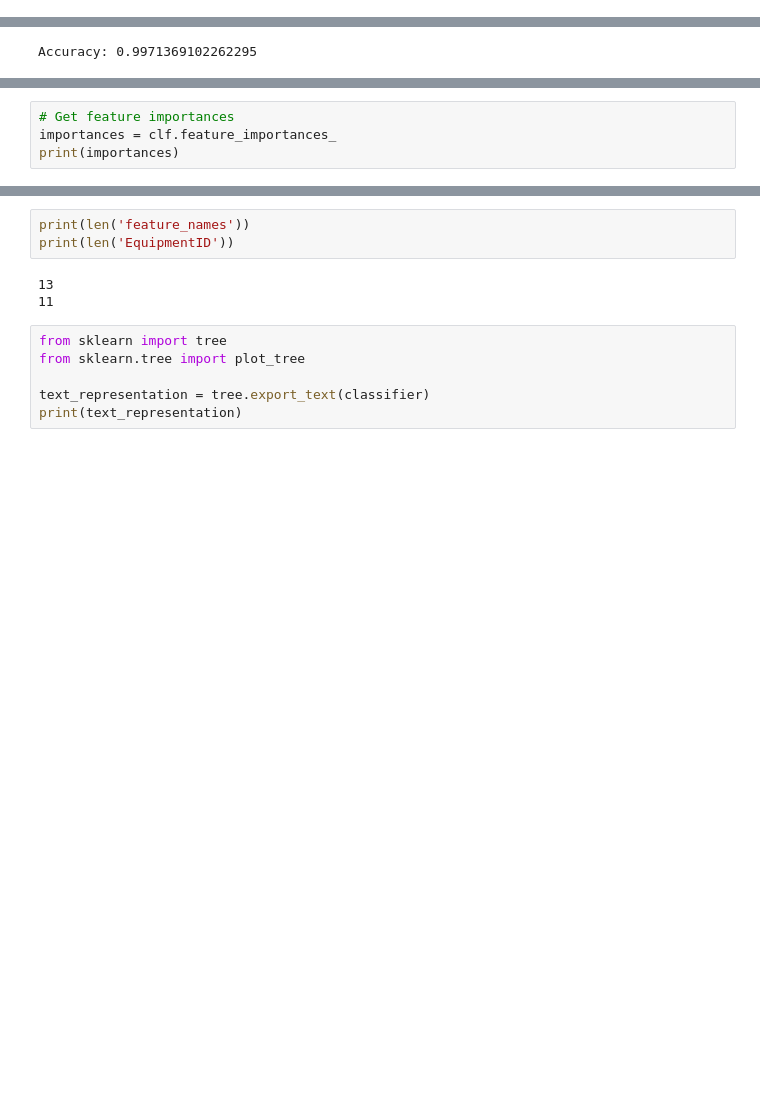
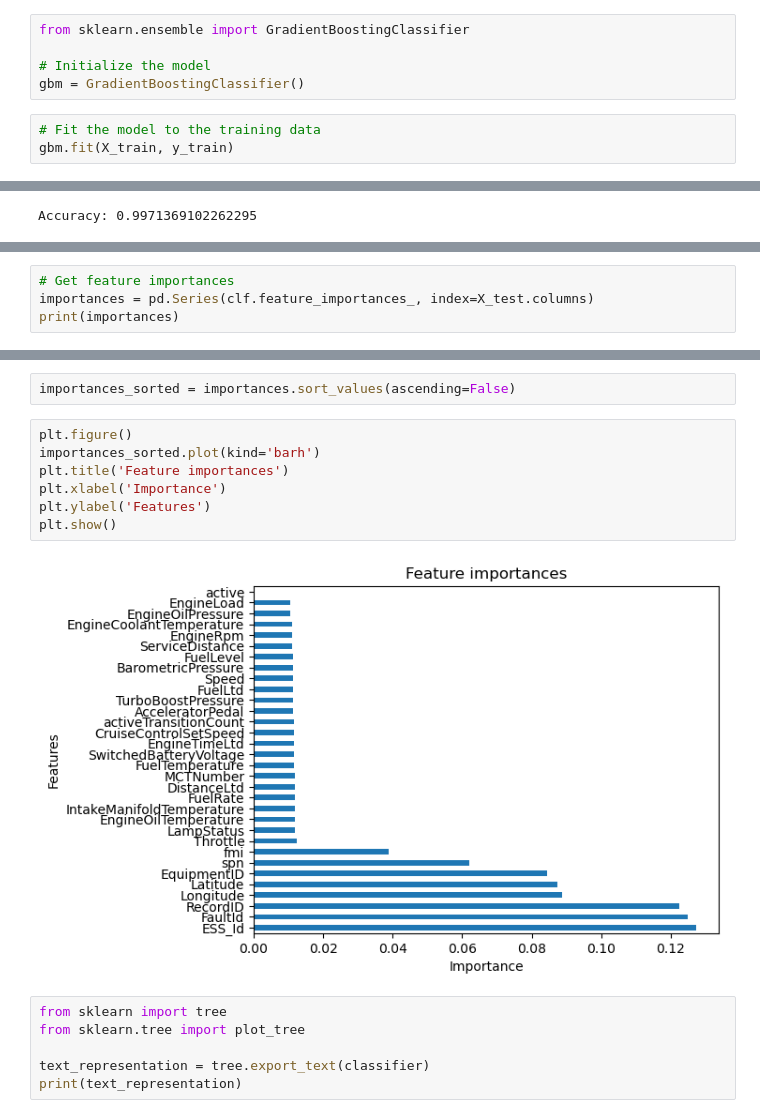
Before and after one commit to nss-data-science-cohort-6/big_g_express-elden_ring, a Jupyter notebook: Machine_learning_bigG_AC.ipynb, the cells around one changed output, grey strips where cells are left out. Drawn from its saved outputs; the diff is of its cells as text; blank space fills up the shorter version.

```diff
--- a/Machine_learning_bigG_AC.ipynb
+++ b/Machine_learning_bigG_AC.ipynb
@@ -177,3 +183,11 @@ X_train, X_test, y_train, y_test = test_split_data_custom(Diagnostics_5246, 5246
 # %%
 X_train = X_train.drop(columns = 'EventTimeStamp')
 X_test = X_test.drop(columns = 'EventTimeStamp')
+# %%
+from sklearn.ensemble import GradientBoostingClassifier
+
+# Initialize the model
+gbm = GradientBoostingClassifier()
+# %%
+# Fit the model to the training data
+gbm.fit(X_train, y_train)
@@ -233,5 +272,5 @@ print(importances)
 # %%
 # Get feature importances
-importances = clf.feature_importances_
+importances = pd.Series(clf.feature_importances_, index=X_test.columns)
 print(importances)
 # %% [output]
@@ -244,9 +294,14 @@ print(importances)
-# %%
-print(len('feature_names'))
-print(len('EquipmentID'))
-# %% [output]
-13
-11
+# %%
+importances_sorted = importances.sort_values(ascending=False)
+# %%
+plt.figure()
+importances_sorted.plot(kind='barh')
+plt.title('Feature importances')
+plt.xlabel('Importance')
+plt.ylabel('Features')
+plt.show()
+# %% [output]
+[figure, added]
 # %%
 from sklearn import tree
 from sklearn.tree import plot_tree
```
Also changed, not shown: parts of 27 cells of this notebook.
